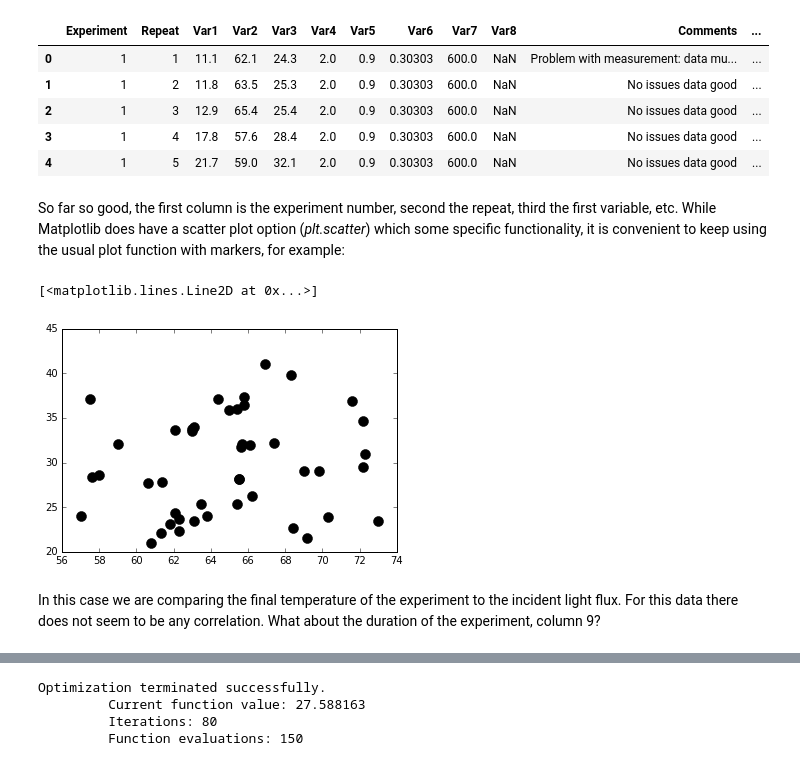
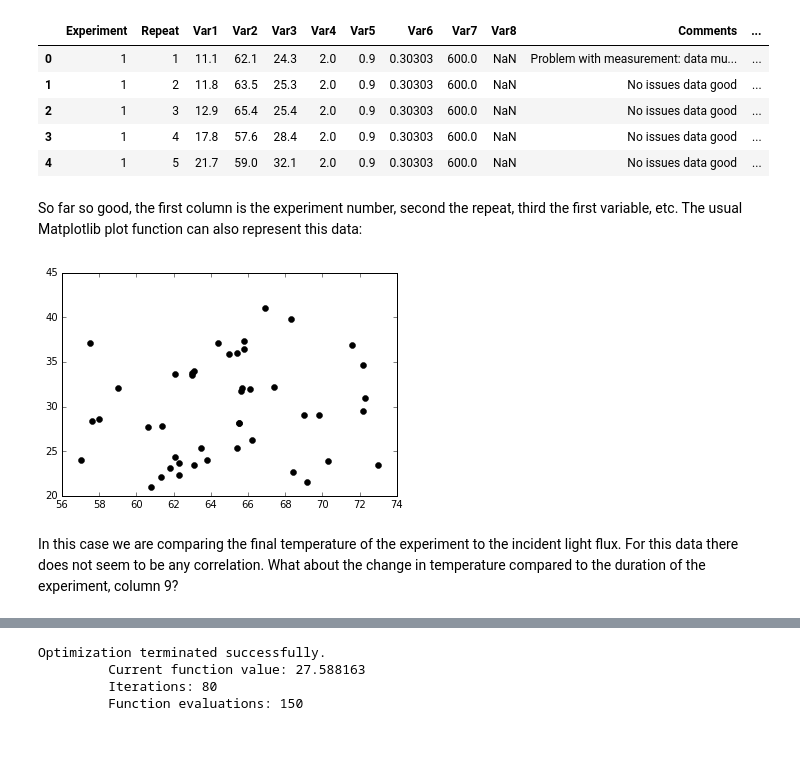
Before and after one commit to alchemyst/DataScience, a Jupyter notebook: Basic Plotting/Basic_Plotting.ipynb, the cells around one changed output, grey strips where cells are left out. Saved outputs shown, nothing was run; the diff lists cells and outputs as text; code cells hidden in the pictures.

```diff
--- a/Basic Plotting/Basic_Plotting.ipynb
+++ b/Basic Plotting/Basic_Plotting.ipynb
@@ -256,13 +325,12 @@ rawdata_XY.head()
 | 3 | 1 | 4 | 17.8 | 57.6 | 28.4 | 2.0 | 0.9 | 0.30303 | 600.0 | NaN | No issues data good | ... |
 | 4 | 1 | 5 | 21.7 | 59.0 | 32.1 | 2.0 | 0.9 | 0.30303 | 600.0 | NaN | No issues data good | ... |
 # %% [markdown]
-So far so good, the first column is the experiment number, second the repeat, third the first variable, etc. While Matplotlib does have a scatter plot option (*plt.scatter*) which some specific functionality, it is convenient to keep using the usual plot function with markers, for example:
+So far so good, the first column is the experiment number, second the repeat, third the first variable, etc. The usual Matplotlib plot function can also represent this data:
 # %%
-plt.plot(rawdata_XY.Var2, rawdata_XY.Var3, 'ko', markersize=10)
+plt.plot(rawdata_XY.Var2, rawdata_XY.Var3, 'ko');
 # %% [output]
-[<matplotlib.lines.Line2D at 0x...>]
-[figure, old version]
+[figure, new version]
 # %% [markdown]
-In this case we are comparing the final temperature of the experiment to the incident light flux. For this data there does not seem to be any correlation. What about the duration of the experiment, column 9?
+In this case we are comparing the final temperature of the experiment to the incident light flux. For this data there does not seem to be any correlation. What about the change in temperature compared to the duration of the experiment, column 9?
 # %%
 rawdata_XY['DeltaT'] = rawdata_XY.Var3 - rawdata_XY.Var1
```
Also changed, not shown: parts of 49 cells of this notebook, 2 other files.
